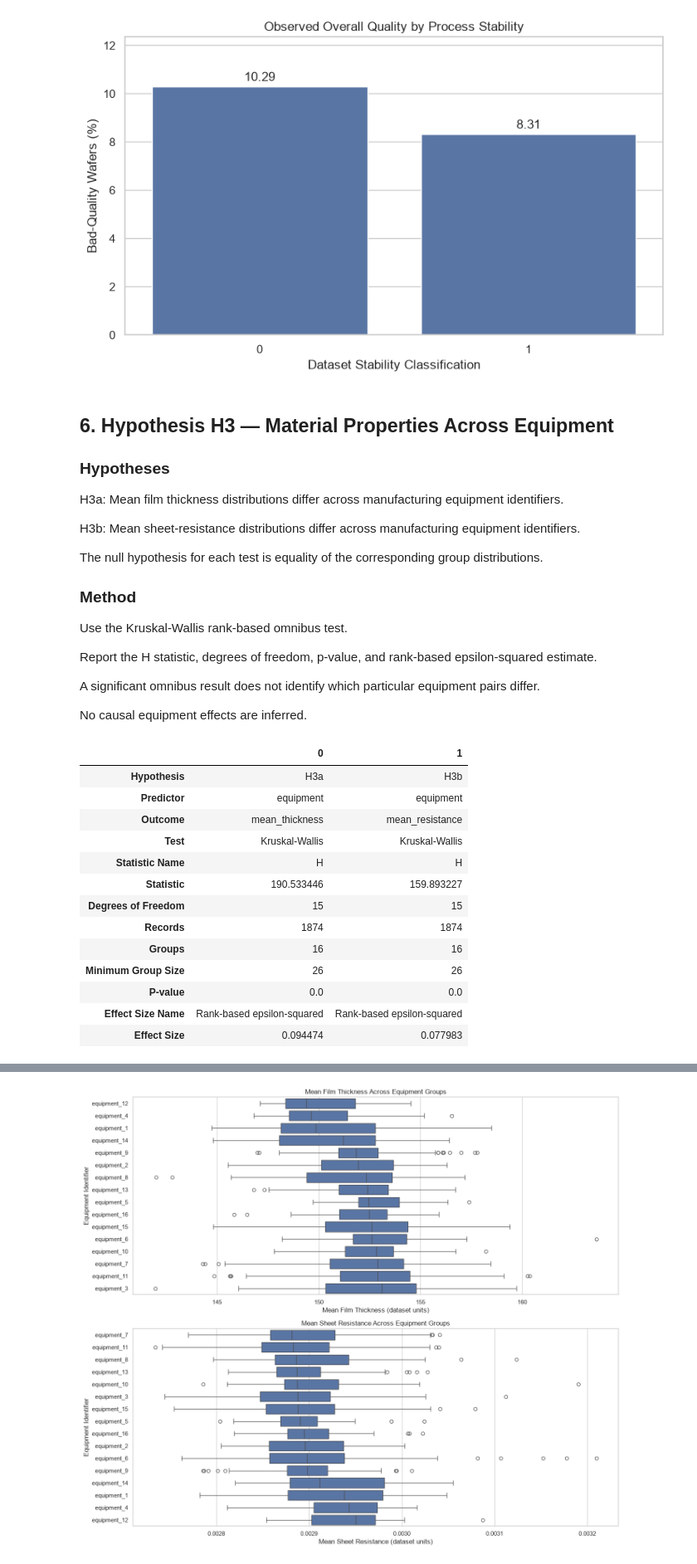
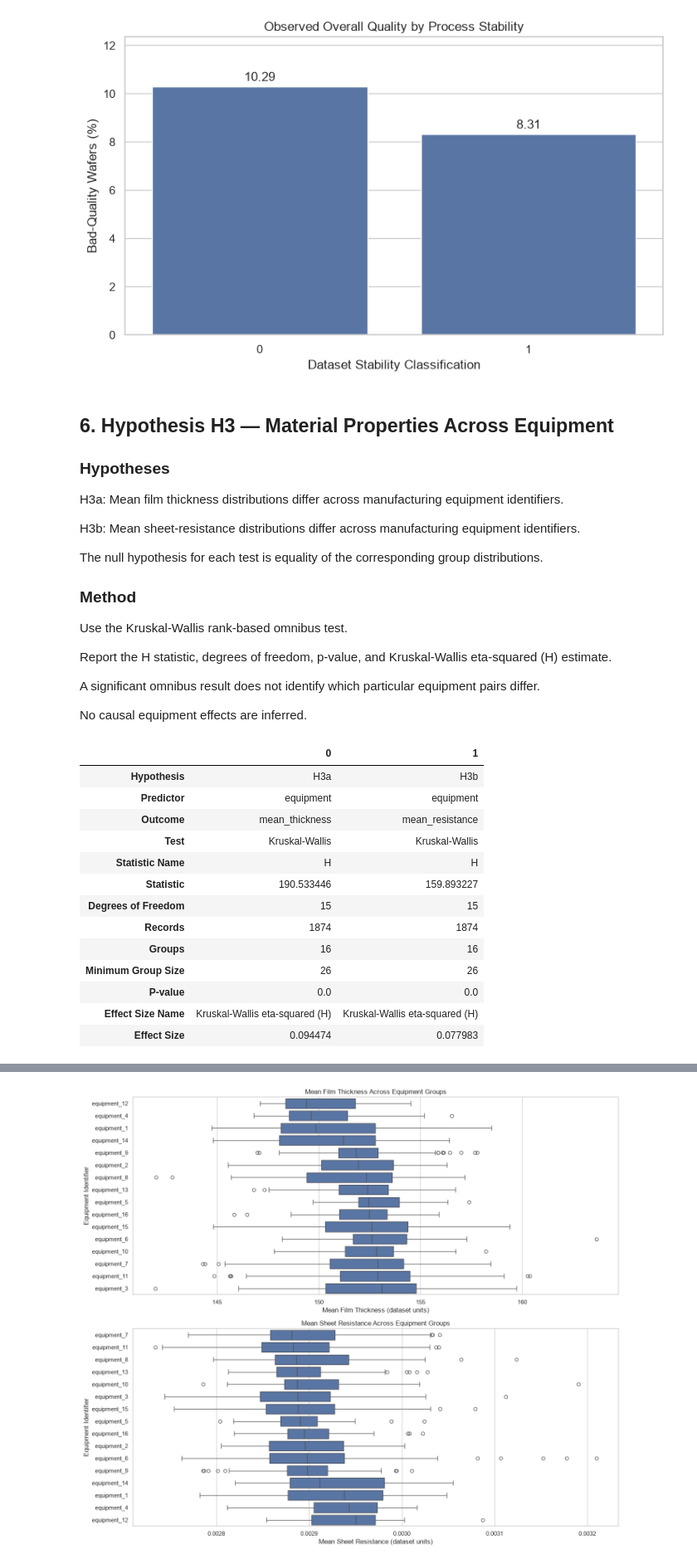
Before and after one commit to Tarun-Raja/STRATUM, a Jupyter notebook: notebooks/12b_statistical_significance_testing.ipynb, the cells around one changed output, grey strips where cells are left out. Shown at 83% size. Cells and saved outputs as stored; diff of their text form; code cells hidden in the pictures.

```diff
--- a/notebooks/12b_statistical_significance_testing.ipynb
+++ b/notebooks/12b_statistical_significance_testing.ipynb
@@ -1148,7 +1148,7 @@ of the corresponding group distributions.
 Use the Kruskal-Wallis rank-based omnibus test.
 
 Report the H statistic, degrees of freedom,
-p-value, and rank-based epsilon-squared estimate.
+p-value, and Kruskal-Wallis eta-squared (H) estimate.
 
 A significant omnibus result does not identify
 which particular equipment pairs differ.
@@ -1206,7 +1206,7 @@ def equipment_kruskal_test(
 
     k = len(groups)
 
-    # Rank-based epsilon-squared effect-size estimate
+    # Kruskal-Wallis eta-squared (H) effect-size estimate
 
     epsilon_squared = max(
         0.0,
@@ -1226,7 +1226,7 @@ def equipment_kruskal_test(
         "Minimum Group Size": min(group_sizes),
         "P-value": float(p_value),
         "Effect Size Name": (
-            "Rank-based epsilon-squared"
+            "Kruskal-Wallis eta-squared (H)"
         ),
         "Effect Size": float(epsilon_squared),
     }
@@ -1236,34 +1236,34 @@ h3a_result = equipment_kruskal_test(
     data=lot_analysis_df,
     target="mean_thickness",
     hypothesis_id="H3a",
 )
 
 h3b_result = equipment_kruskal_test(
     data=lot_analysis_df,
     target="mean_resistance",
     hypothesis_id="H3b",
 )
 
 display(
     pd.DataFrame([
         h3a_result,
         h3b_result,
     ]).T
 )
 # %% [output]
 |  | 0 | 1 |
 | Hypothesis | H3a | H3b |
 | Predictor | equipment | equipment |
 | Outcome | mean_thickness | mean_resistance |
 | Test | Kruskal-Wallis | Kruskal-Wallis |
 | Statistic Name | H | H |
 | Statistic | 190.533446 | 159.893227 |
 | Degrees of Freedom | 15 | 15 |
 | Records | 1874 | 1874 |
 | Groups | 16 | 16 |
 | Minimum Group Size | 26 | 26 |
 | P-value | 0.0 | 0.0 |
-| Effect Size Name | Rank-based epsilon-squared | Rank-based epsilon-squared |
+| Effect Size Name | Kruskal-Wallis eta-squared (H) | Kruskal-Wallis eta-squared (H) |
 | Effect Size | 0.094474 | 0.077983 |
 # %%
 
```
Also changed, not shown: parts of 4 cells of this notebook, 1 other file.
